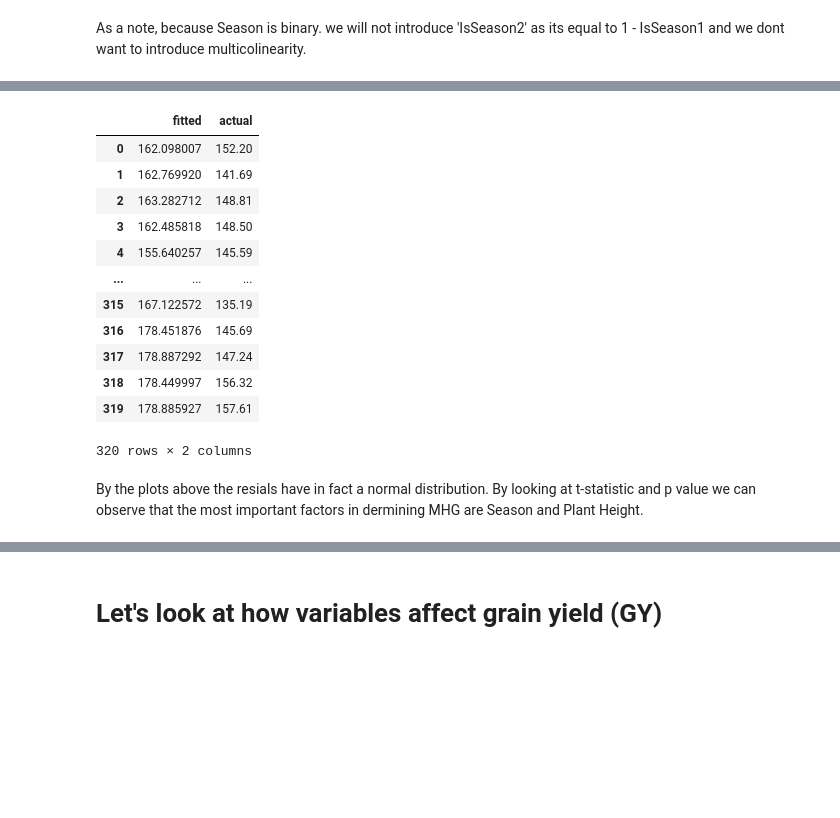
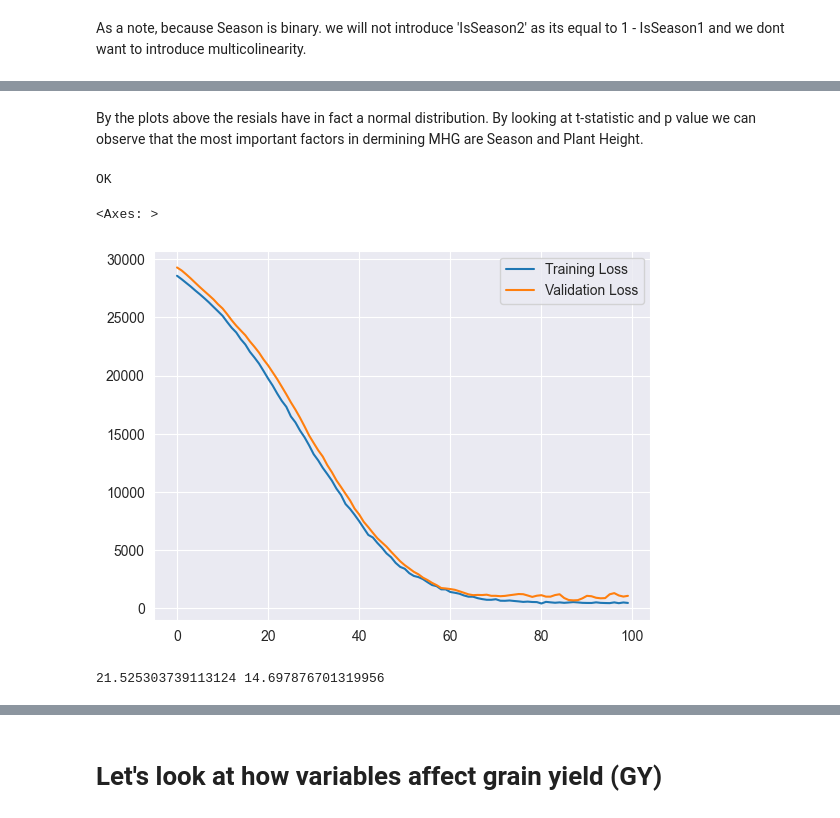
Before and after one commit to cata1212112/SoybeanCultivars, a Jupyter notebook: main.ipynb, the cells around one changed output, grey strips where cells are left out. Cells and saved outputs as stored; diff of their text form; code cells hidden in the pictures; blank space fills up the shorter version.

Commit message:
feature importance analysis (needs more work)

```diff
--- a/main.ipynb
+++ b/main.ipynb
@@ -30,3 +35,5 @@ from sklearn.decomposition import PCA
+# %%
+device = torch.device('cuda:0' if torch.cuda.is_available() else 'cpu')
 # %% [markdown]
 # Data Analysis: Soybean Cultivars
 
@@ -386,19 +267,37 @@ root_mean_squared_error(res.fittedvalues, y)
 # %%
-a = pd.DataFrame({'fitted':fitted_values, 'actual':y})
+a = pd.DataFrame({'fitted':res.fittedvalues, 'actual':y})
 a
-# %% [output]
-|  | fitted | actual |
-| 0 | 162.098007 | 152.20 |
-| 1 | 162.769920 | 141.69 |
-| 2 | 163.282712 | 148.81 |
-| 3 | 162.485818 | 148.50 |
-| 4 | 155.640257 | 145.59 |
-| ... | ... | ... |
-| 315 | 167.122572 | 135.19 |
-| 316 | 178.451876 | 145.69 |
-| 317 | 178.887292 | 147.24 |
-| 318 | 178.449997 | 156.32 |
-| 319 | 178.885927 | 157.61 |
-320 rows × 2 columns
 # %% [markdown]
 By the plots above the resials have in fact a normal distribution. By looking at t-statistic and p value we can observe that the most important factors in dermining MHG are Season and Plant Height.
+# %%
+mhg_model_data = mhg_model_data.sample(frac=1)
+train_data, validation_data = train_test_split(mhg_model_data, test_size=0.1)
+train_data = train_data.reset_index()
+validation_data = validation_data.reset_index()
+X_train = train_data.drop('MHG', axis=1)
+y_train = train_data['MHG']
+X_validation = validation_data.drop('MHG', axis=1)
+y_validation = validation_data['MHG']
+X_train.drop('index', axis=1, inplace=True)
+X_validation.drop('index', axis=1, inplace=True)
+# %%
+from sklearn.preprocessing import StandardScaler
+float_cols = X_train.select_dtypes(include='float64').columns
+scaler = StandardScaler()
+scaler.fit(X_train[float_cols])
+X_train[float_cols] = scaler.transform(X_train[float_cols])
+X_validation[float_cols] = scaler.transform(X_validation[float_cols])
+# %%
+import utilities
+model = neuralNetwork.SoyBeanNetwork(len(X_train.columns)).to(device)
+criterion = nn.MSELoss()
+optimizer = optim.Adam(model.parameters(), lr=1e-3)
+train_losses, val_lossses = utilities.train(model, 100, criterion, optimizer, X_train, y_train, X_validation, y_validation)
+# %% [output]
+OK
+# %%
+sns.lineplot(train_losses, label='Training Loss')
+sns.lineplot(val_lossses, label='Validation Loss')
+# %% [output]
+<Axes: >
+[figure, added]
@@ -404,0 +307,4 @@ By the plots above the resials have in fact a normal distribution. By looking at
+# %%
+print(root_mean_squared_error(y_train_pred.squeeze(1), y_train.to_numpy()), root_mean_squared_error(y_val_pred.squeeze(1), y_validation.to_numpy()))
+# %% [output]
+21.525303739113124 14.697876701319956
```
Also changed, not shown: parts of 33 cells of this notebook, 2 other files.
